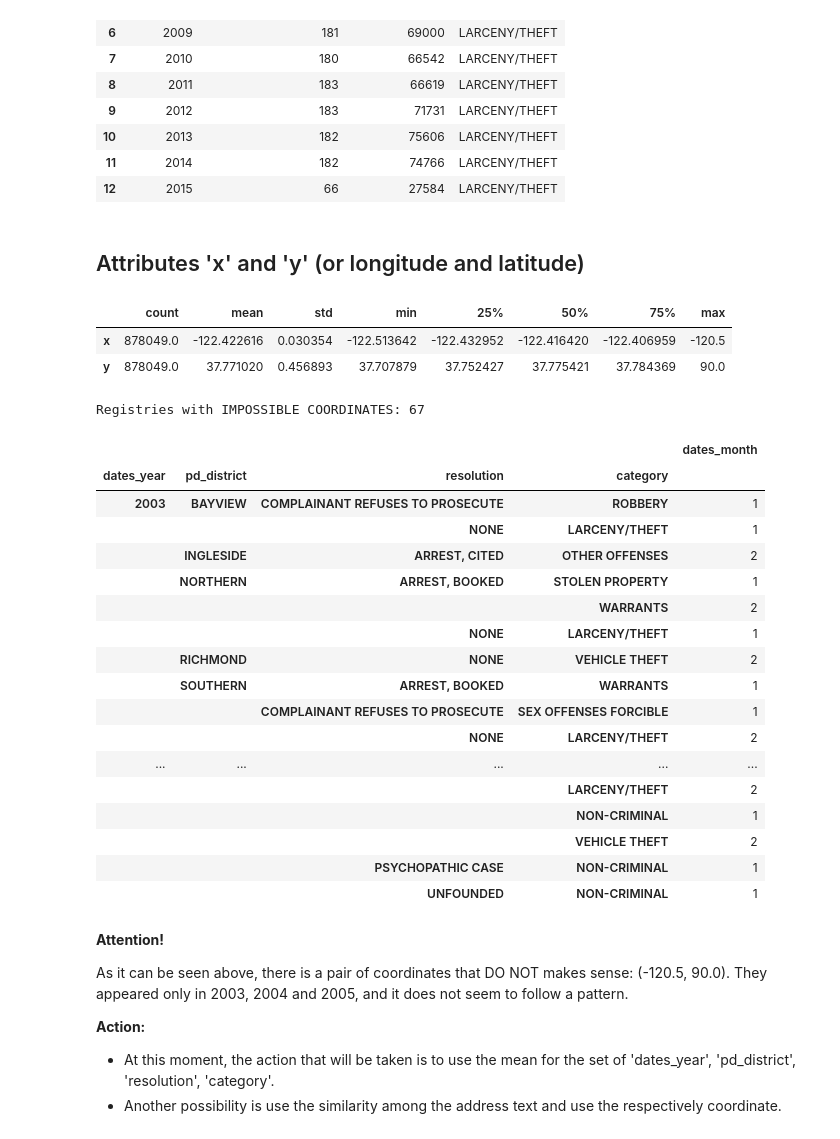
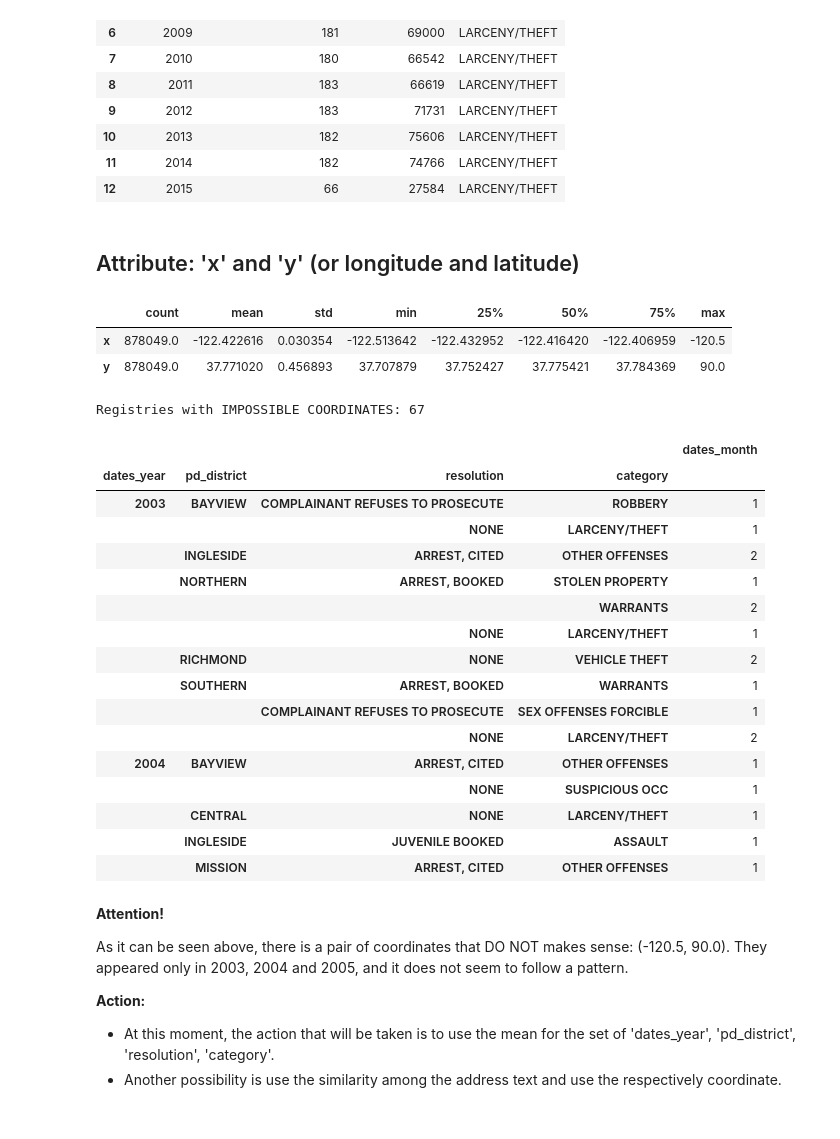
Before and after one commit to marcodeamicis/sf_crime, a Jupyter notebook: notebooks/1_business_and_data_understanding_suto.ipynb, the cells around one changed output. Drawn from its saved outputs; the diff is of its cells as text; code cells hidden in the pictures.

```diff
--- a/notebooks/1_business_and_data_understanding_suto.ipynb
+++ b/notebooks/1_business_and_data_understanding_suto.ipynb
@@ -182,7 +189,7 @@ df_date_agg
 | 11 | 2014 | 182 | 74766 | LARCENY/THEFT |
 | 12 | 2015 | 66 | 27584 | LARCENY/THEFT |
 # %% [markdown]
-## Attributes 'x' and 'y' (or longitude and latitude)
+## Attribute: 'x' and 'y' (or longitude and latitude)
 # %%
 # Describing the 'x' and 'y' attributes:
 df_evaluation[['x', 'y']].describe().T
@@ -193,30 +200,29 @@ df_evaluation[['x', 'y']].describe().T
 # %%
 #Looking for a visual pattern in the registries with IMPOSSIBLE coordinates.
 df_temp = df_evaluation.loc[(df_evaluation['x']>=-120.5) | (df_evaluation['y']>=90), :]
 
 print(f'Registries with IMPOSSIBLE COORDINATES: {len(df_temp)}')
 
-df_temp.groupby(by=['dates_year', 'pd_district', 'resolution', 'category']).agg({'dates_month': 'count'})
+df_temp.groupby(by=['dates_year', 'pd_district', 'resolution', 'category']).agg({'dates_month': 'count'}).head(15)
 # %% [output]
 Registries with IMPOSSIBLE COORDINATES: 67
 |  |  |  |  | dates_month |
 | dates_year | pd_district | resolution | category |  |
 | 2003 | BAYVIEW | COMPLAINANT REFUSES TO PROSECUTE | ROBBERY | 1 |
 |  |  | NONE | LARCENY/THEFT | 1 |
 |  | INGLESIDE | ARREST, CITED | OTHER OFFENSES | 2 |
 |  | NORTHERN | ARREST, BOOKED | STOLEN PROPERTY | 1 |
 |  |  |  | WARRANTS | 2 |
 |  |  | NONE | LARCENY/THEFT | 1 |
 |  | RICHMOND | NONE | VEHICLE THEFT | 2 |
 |  | SOUTHERN | ARREST, BOOKED | WARRANTS | 1 |
 |  |  | COMPLAINANT REFUSES TO PROSECUTE | SEX OFFENSES FORCIBLE | 1 |
 |  |  | NONE | LARCENY/THEFT | 2 |
-| ... | ... | ... | ... | ... |
-|  |  |  | LARCENY/THEFT | 2 |
-|  |  |  | NON-CRIMINAL | 1 |
-|  |  |  | VEHICLE THEFT | 2 |
-|  |  | PSYCHOPATHIC CASE | NON-CRIMINAL | 1 |
-|  |  | UNFOUNDED | NON-CRIMINAL | 1 |
+| 2004 | BAYVIEW | ARREST, CITED | OTHER OFFENSES | 1 |
+|  |  | NONE | SUSPICIOUS OCC | 1 |
+|  | CENTRAL | NONE | LARCENY/THEFT | 1 |
+|  | INGLESIDE | JUVENILE BOOKED | ASSAULT | 1 |
+|  | MISSION | ARREST, CITED | OTHER OFFENSES | 1 |
 # %% [markdown]
 **Attention!**
 
```
Also changed, not shown: parts of 26 cells of this notebook.
